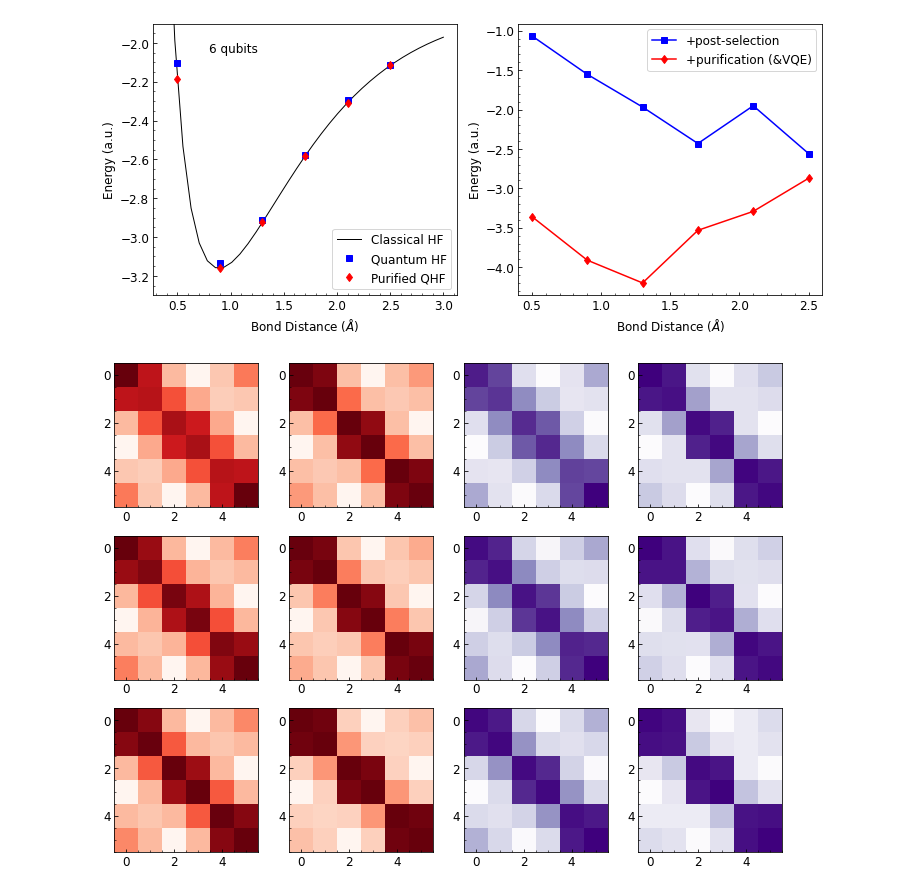
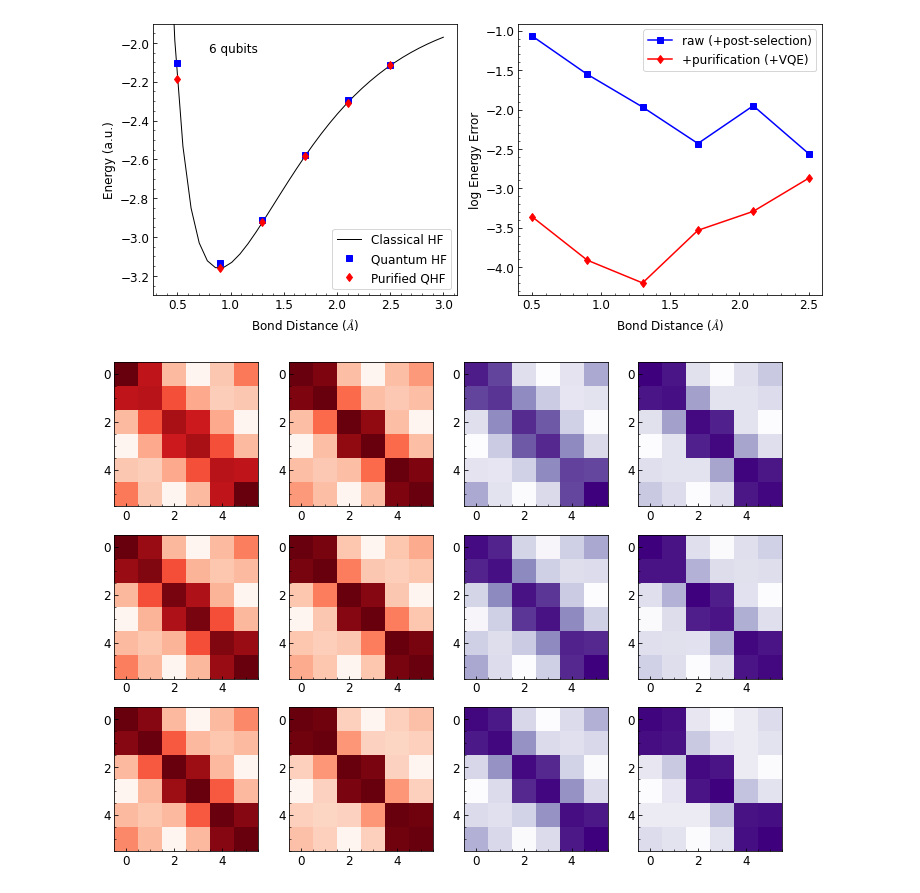
Before and after one commit to IrisA144/qa4qc, a Jupyter notebook: VQE_QHF/QHF_Data.ipynb, the cells around one changed output. Cells and saved outputs as stored; diff of their text form; code cells hidden in the pictures.

```diff
--- a/VQE_QHF/QHF_Data.ipynb
+++ b/VQE_QHF/QHF_Data.ipynb
@@ -10,37 +10,37 @@ lengths = np.linspace(0.4,3,35)
 potent_curve = np.loadtxt('H6_potent_curve')
 
 lengths2 = np.linspace(0.5,2.5,6)
 data = []
 
 for i in range(6):
     cl,qm,pqm = np.loadtxt('H6_e-%.2f'%lengths2[i])
     data.append([cl,qm,pqm])
 
 data = np.asarray(data).T
 
 axs[0].plot(lengths,potent_curve,'k',linewidth=1,label='Classical HF')
 axs[0].plot(lengths2,data[1,:],'bs',label='Quantum HF')
 axs[0].plot(lengths2,data[2,:],'rd',label='Purified QHF')
 
 axs[0].legend()
 axs[0].set_ylim(-3.3,-1.9)
 
 axs[0].set_xlabel('Bond Distance ($\AA$)')
 axs[0].set_ylabel('Energy (a.u.)')
 
 axs[0].text(0.8,-2.05,'6 qubits')
 
-axs[1].plot(lengths2,np.log10(data[1,:]-data[0,:]),'bs-',label='+post-selection')
-axs[1].plot(lengths2,np.log10(data[2,:]-data[0,:]),'rd-',label='+purification (&VQE)')
+axs[1].plot(lengths2,np.log10(data[1,:]-data[0,:]),'bs-',label='raw (+post-selection)')
+axs[1].plot(lengths2,np.log10(data[2,:]-data[0,:]),'rd-',label='+purification (+VQE)')
 
 axs[1].set_xlabel('Bond Distance ($\AA$)')
-axs[1].set_ylabel('Energy (a.u.)')
+axs[1].set_ylabel('log Energy Error')
 axs[1].legend()
 
 plt.savefig('QHF_VQE.png')
 plt.show()
 # %% [output]
-[figure, old version]
+[figure, new version]
 # %%
 fig, axs = plt.subplots(3,4,figsize=(12,9))
 
```
Also changed, not shown: 23 other files.
